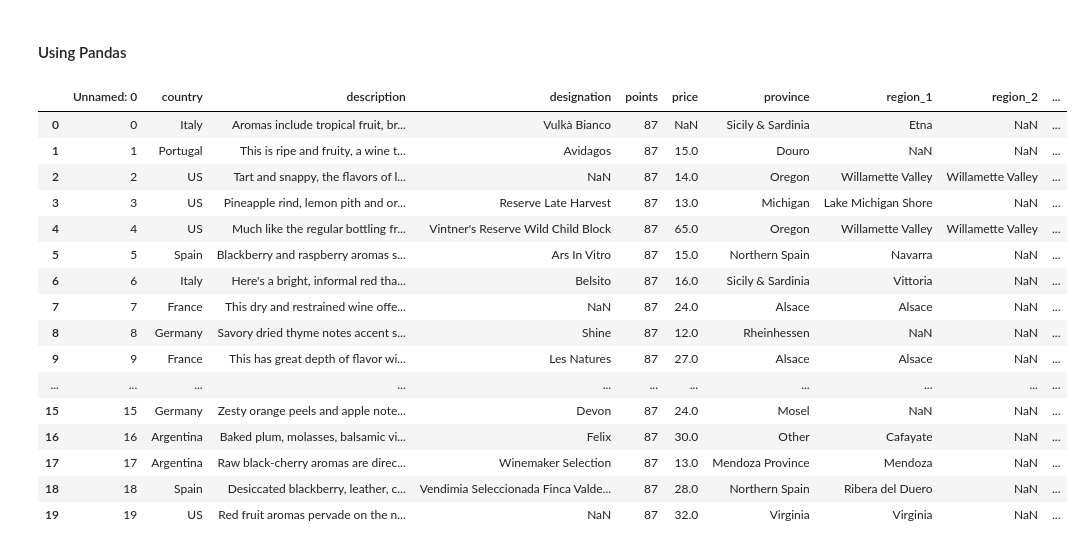
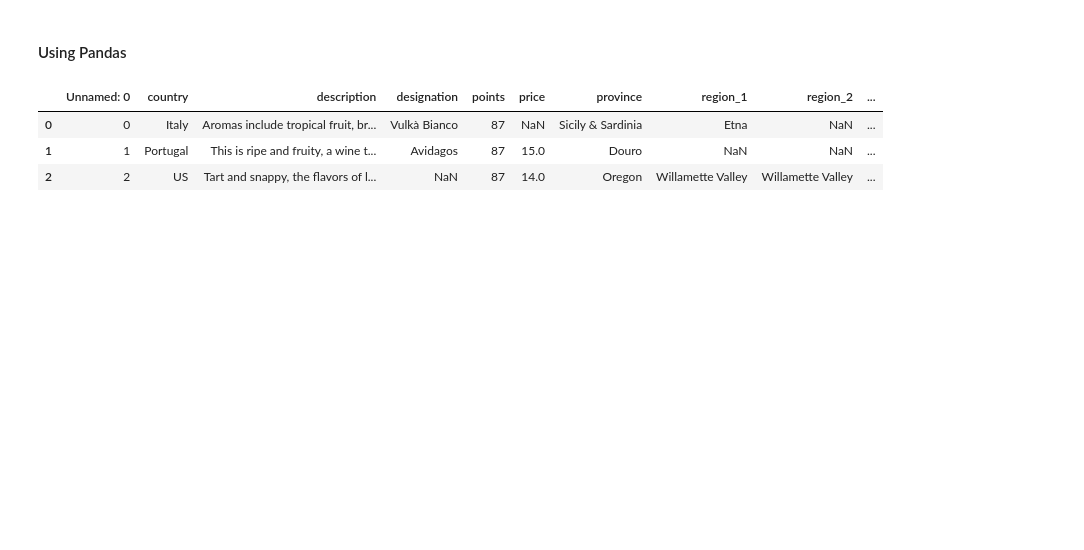
Before and after one commit to RoxanaTapia/WinePredictor, a Jupyter notebook: WinePredictor.ipynb, the cells around one changed output. Saved outputs shown, nothing was run; the diff lists cells and outputs as text; code cells hidden in the pictures; blank space fills up the shorter version.

```diff
--- a/WinePredictor.ipynb
+++ b/WinePredictor.ipynb
@@ -208,25 +194,12 @@ plt.plot(X_test, y_test,'o', color="#ef5423")
 <h4>Using Pandas</h4>
 # %%
 data = pd.read_csv("wine-reviews/winemag-data-130k-v2.csv")
-data.head(20)
+data.head(3)
 # %% [output]
 |  | Unnamed: 0 | country | description | designation | points | price | province | region_1 | region_2 | ... |
 | 0 | 0 | Italy | Aromas include tropical fruit, br... | Vulkà Bianco | 87 | NaN | Sicily & Sardinia | Etna | NaN | ... |
 | 1 | 1 | Portugal | This is ripe and fruity, a wine t... | Avidagos | 87 | 15.0 | Douro | NaN | NaN | ... |
 | 2 | 2 | US | Tart and snappy, the flavors of l... | NaN | 87 | 14.0 | Oregon | Willamette Valley | Willamette Valley | ... |
-| 3 | 3 | US | Pineapple rind, lemon pith and or... | Reserve Late Harvest | 87 | 13.0 | Michigan | Lake Michigan Shore | NaN | ... |
-| 4 | 4 | US | Much like the regular bottling fr... | Vintner's Reserve Wild Child Block | 87 | 65.0 | Oregon | Willamette Valley | Willamette Valley | ... |
-| 5 | 5 | Spain | Blackberry and raspberry aromas s... | Ars In Vitro | 87 | 15.0 | Northern Spain | Navarra | NaN | ... |
-| 6 | 6 | Italy | Here's a bright, informal red tha... | Belsito | 87 | 16.0 | Sicily & Sardinia | Vittoria | NaN | ... |
-| 7 | 7 | France | This dry and restrained wine offe... | NaN | 87 | 24.0 | Alsace | Alsace | NaN | ... |
-| 8 | 8 | Germany | Savory dried thyme notes accent s... | Shine | 87 | 12.0 | Rheinhessen | NaN | NaN | ... |
-| 9 | 9 | France | This has great depth of flavor wi... | Les Natures | 87 | 27.0 | Alsace | Alsace | NaN | ... |
-| ... | ... | ... | ... | ... | ... | ... | ... | ... | ... | ... |
-| 15 | 15 | Germany | Zesty orange peels and apple note... | Devon | 87 | 24.0 | Mosel | NaN | NaN | ... |
-| 16 | 16 | Argentina | Baked plum, molasses, balsamic vi... | Felix | 87 | 30.0 | Other | Cafayate | NaN | ... |
-| 17 | 17 | Argentina | Raw black-cherry aromas are direc... | Winemaker Selection | 87 | 13.0 | Mendoza Province | Mendoza | NaN | ... |
-| 18 | 18 | Spain | Desiccated blackberry, leather, c... | Vendimia Seleccionada Finca Valde... | 87 | 28.0 | Northern Spain | Ribera del Duero | NaN | ... |
-| 19 | 19 | US | Red fruit aromas pervade on the n... | NaN | 87 | 32.0 | Virginia | Virginia | NaN | ... |
 # %%
 x = data['points'].values
 y = data['price'].values
```
Also changed, not shown: parts of 4 cells of this notebook.
